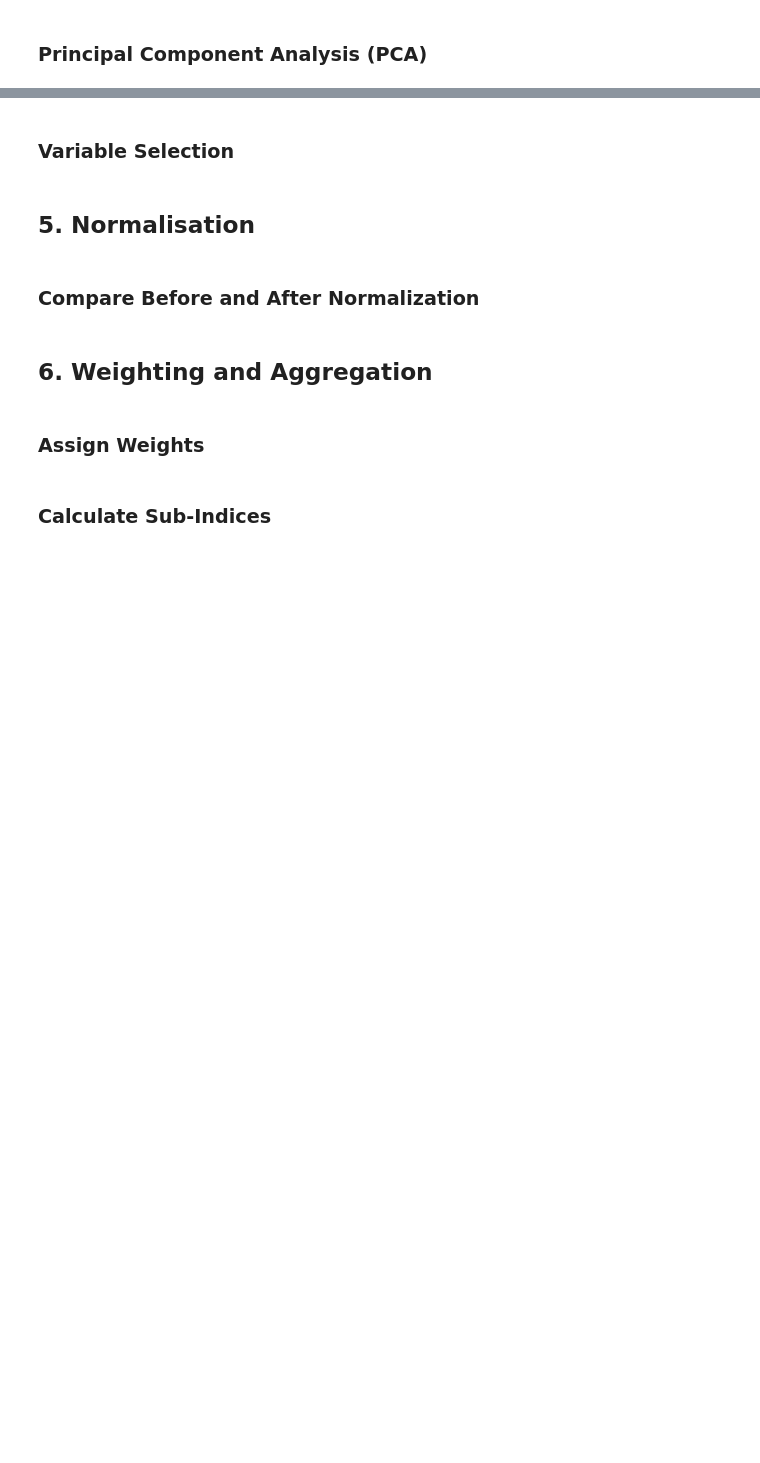
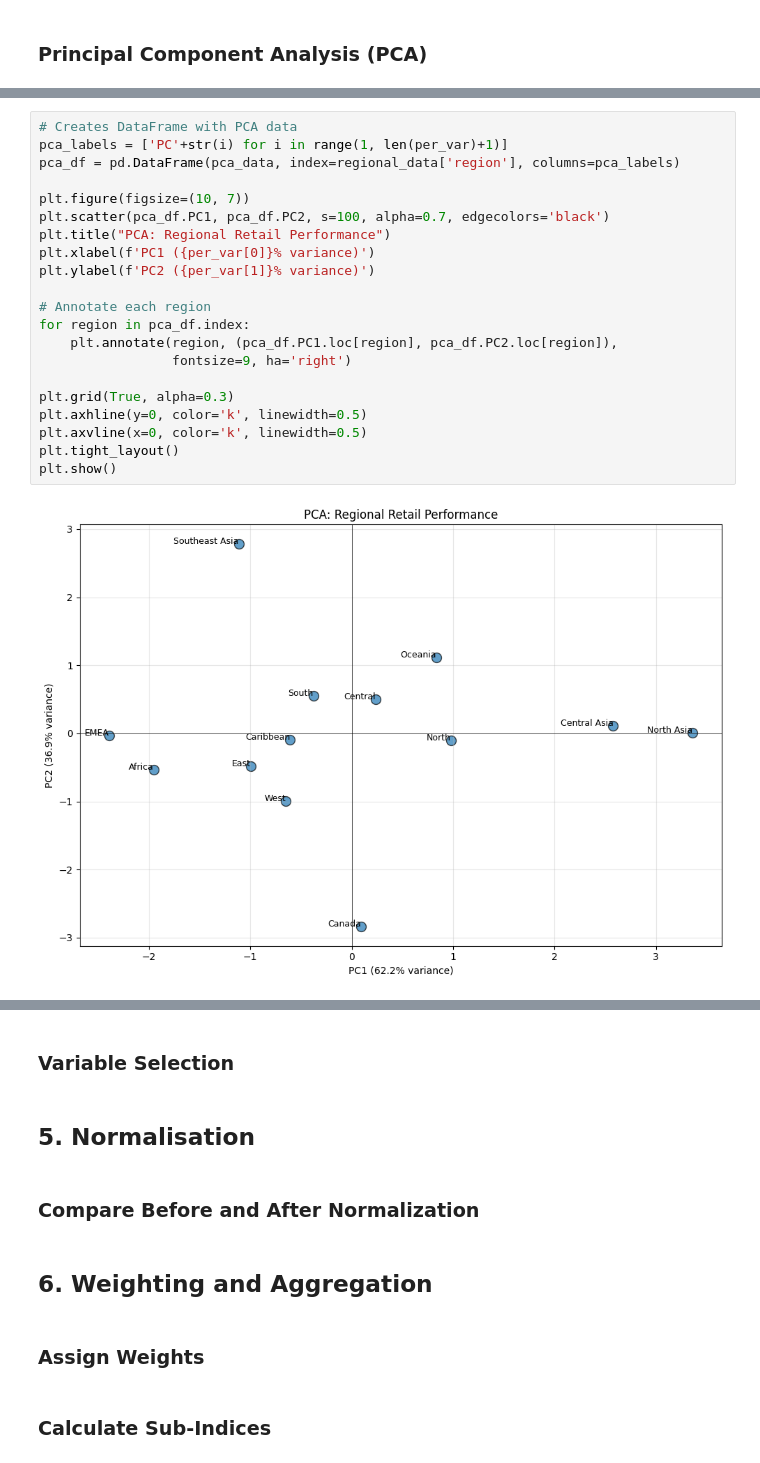
Before and after one commit to HaroldasT2/Data_Analysis_and_Visualisation_CA1, a Jupyter notebook: Indicator_analysis.ipynb, the cells around one changed output, grey strips where cells are left out. Drawn from its saved outputs; the diff is of its cells as text; blank space fills up the shorter version.

```diff
--- a/Indicator_analysis.ipynb
+++ b/Indicator_analysis.ipynb
@@ -910,0 +1119,23 @@ Standard Error:
+# %%
+# Creates DataFrame with PCA data
+pca_labels = ['PC'+str(i) for i in range(1, len(per_var)+1)]
+pca_df = pd.DataFrame(pca_data, index=regional_data['region'], columns=pca_labels)
+
+plt.figure(figsize=(10, 7))
+plt.scatter(pca_df.PC1, pca_df.PC2, s=100, alpha=0.7, edgecolors='black')
+plt.title("PCA: Regional Retail Performance")
+plt.xlabel(f'PC1 ({per_var[0]}% variance)')
+plt.ylabel(f'PC2 ({per_var[1]}% variance)')
+
+# Annotate each region
+for region in pca_df.index:
+    plt.annotate(region, (pca_df.PC1.loc[region], pca_df.PC2.loc[region]),
+                 fontsize=9, ha='right')
+
+plt.grid(True, alpha=0.3)
+plt.axhline(y=0, color='k', linewidth=0.5)
+plt.axvline(x=0, color='k', linewidth=0.5)
+plt.tight_layout()
+plt.show()
+# %% [output]
+[figure, added]
```
Also changed, not shown: parts of 11 cells of this notebook.
